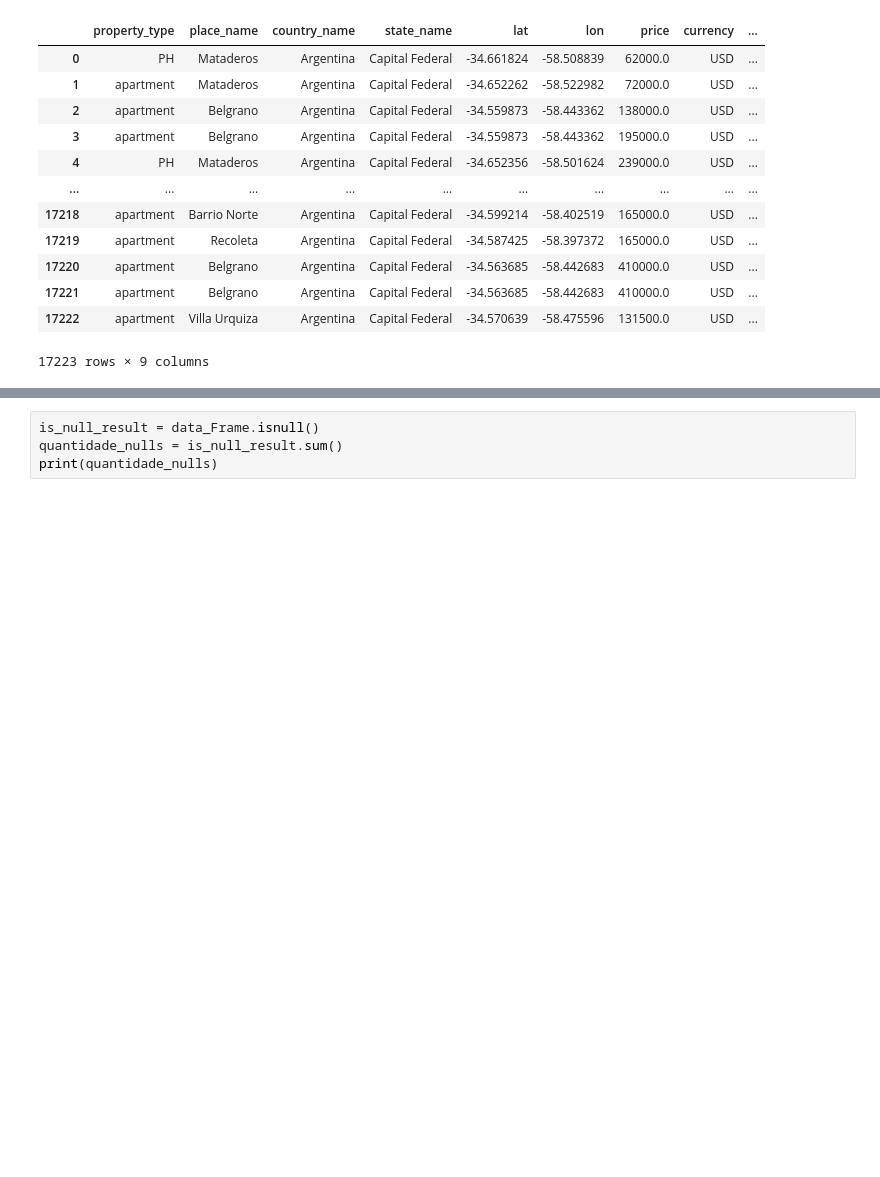
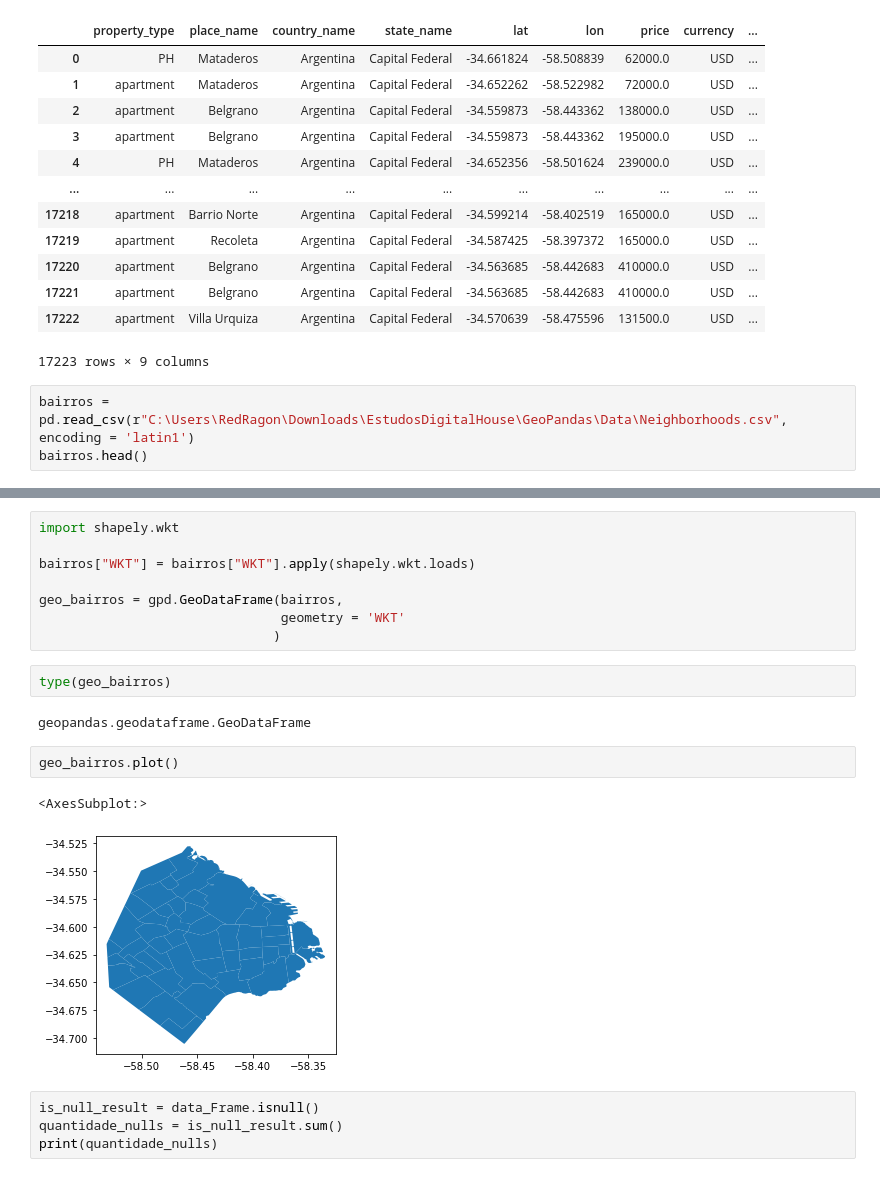
Before and after one commit to rguto11/Projeto_Integrador2, a Jupyter notebook: ProjetoIntegrador1.ipynb, the cells around one changed output, grey strips where cells are left out. Drawn from its saved outputs; the diff is of its cells as text; blank space fills up the shorter version.

```diff
--- a/ProjetoIntegrador1.ipynb
+++ b/ProjetoIntegrador1.ipynb
@@ -27,3 +27,6 @@ columns 9
 | 17221 | apartment | Belgrano | Argentina | Capital Federal | -34.563685 | -58.442683 | 410000.0 | USD | ... |
 | 17222 | apartment | Villa Urquiza | Argentina | Capital Federal | -34.570639 | -58.475596 | 131500.0 | USD | ... |
 17223 rows × 9 columns
+# %%
+bairros = pd.read_csv(r"C:\Users\RedRagon\Downloads\EstudosDigitalHouse\GeoPandas\Data\Neighborhoods.csv", encoding = 'latin1')
+bairros.head()
@@ -30,3 +49,20 @@ columns 9
+# %%
+import shapely.wkt
+
+bairros["WKT"] = bairros["WKT"].apply(shapely.wkt.loads)
+
+geo_bairros = gpd.GeoDataFrame(bairros,
+                               geometry = 'WKT'
+                              )
+# %%
+type(geo_bairros)
+# %% [output]
+geopandas.geodataframe.GeoDataFrame
+# %%
+geo_bairros.plot()
+# %% [output]
+<AxesSubplot:>
+[figure, added]
 # %%
 is_null_result = data_Frame.isnull()
 quantidade_nulls = is_null_result.sum()
```
Also changed, not shown: parts of 38 cells of this notebook, 1 other file.
